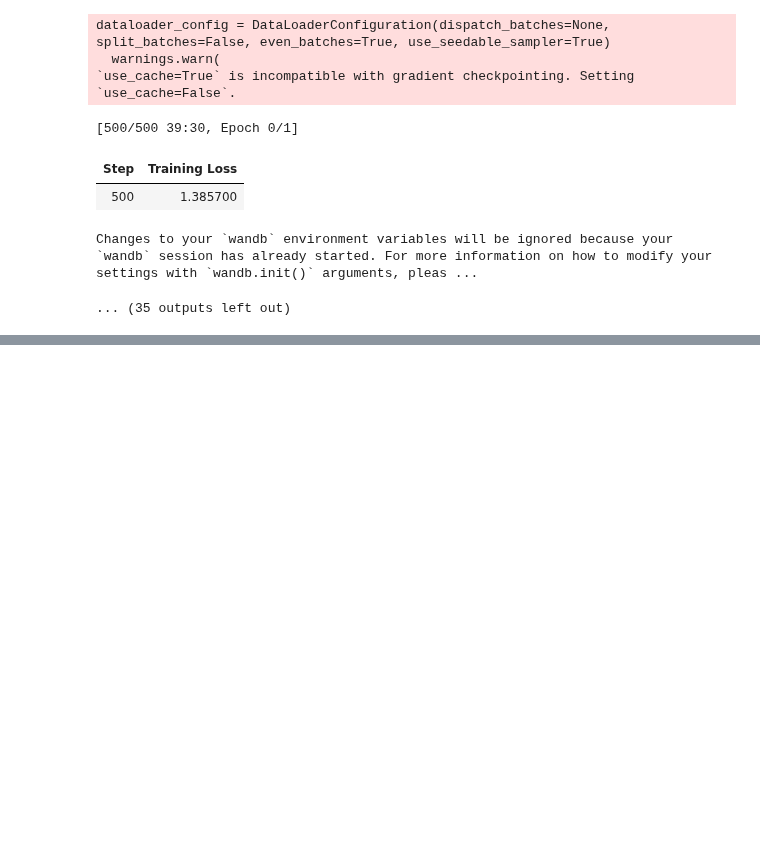
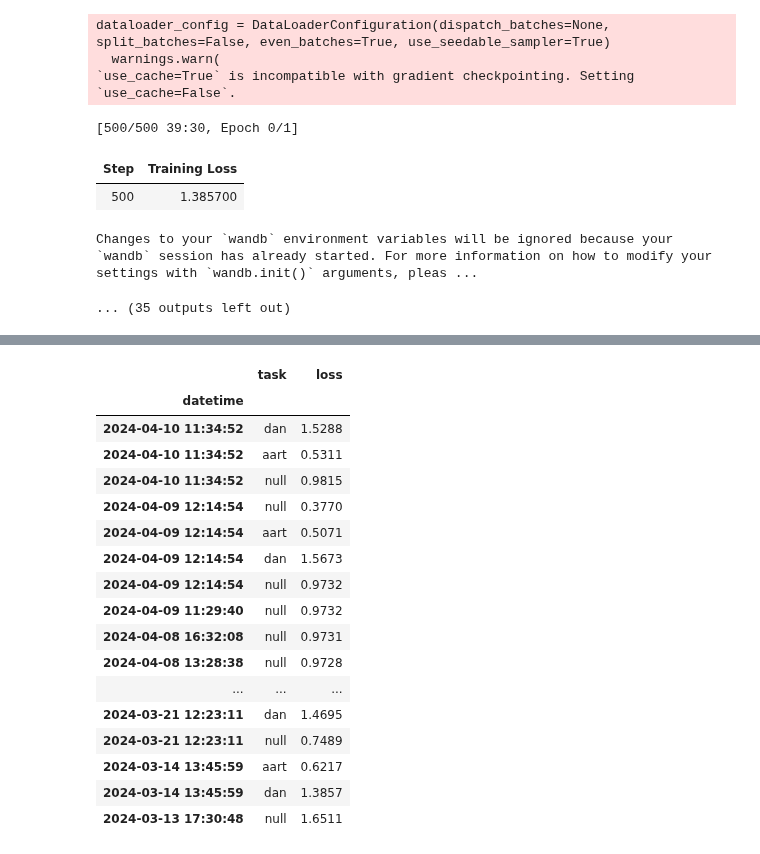
Before and after one commit to cochaviz/mep, a Jupyter notebook: experiments/jbfame/jbfame.ipynb, the cells around one changed output, grey strips where cells are left out. Cells and saved outputs as stored; diff of their text form; code cells hidden in the pictures; blank space fills up the shorter version.

```diff
--- a/experiments/jbfame/jbfame.ipynb
+++ b/experiments/jbfame/jbfame.ipynb
@@ -400,0 +432,43 @@ Changes to your `wandb` environment variables will be ignored because your `wand
+# %%
+def collect_results():
+    api = wandb.Api()
+    runs = api.runs("cochaviz/jbfame")
+
+    results = pd.DataFrame(columns=["task", "loss", "datetime"])
+
+    for run in runs:
+        if run.summary.get("train/loss") is None:
+            continue
+
+        results = pd.concat([
+            results,
+            pd.DataFrame({
+                "task" : [run.name.split("/")[-1]],
+                "loss" : [run.summary.get("train/loss")],
+                "datetime" : [run.name.split("/")[0]]
+            })
+        ])
+
+    results["datetime"] = pd.to_datetime(results["datetime"], format=jbfame.datetime_format)
+    return results.set_index(["datetime"], drop=True)
+
+collect_results()
+# %% [output]
+|  | task | loss |
+| datetime |  |  |
+| 2024-04-10 11:34:52 | dan | 1.5288 |
+| 2024-04-10 11:34:52 | aart | 0.5311 |
+| 2024-04-10 11:34:52 | null | 0.9815 |
+| 2024-04-09 12:14:54 | null | 0.3770 |
+| 2024-04-09 12:14:54 | aart | 0.5071 |
+| 2024-04-09 12:14:54 | dan | 1.5673 |
+| 2024-04-09 12:14:54 | null | 0.9732 |
+| 2024-04-09 11:29:40 | null | 0.9732 |
+| 2024-04-08 16:32:08 | null | 0.9731 |
+| 2024-04-08 13:28:38 | null | 0.9728 |
+| ... | ... | ... |
+| 2024-03-21 12:23:11 | dan | 1.4695 |
+| 2024-03-21 12:23:11 | null | 0.7489 |
+| 2024-03-14 13:45:59 | aart | 0.6217 |
+| 2024-03-14 13:45:59 | dan | 1.3857 |
+| 2024-03-13 17:30:48 | null | 1.6511 |
```
Also changed, not shown: parts of 12 cells of this notebook, 1 other file.
